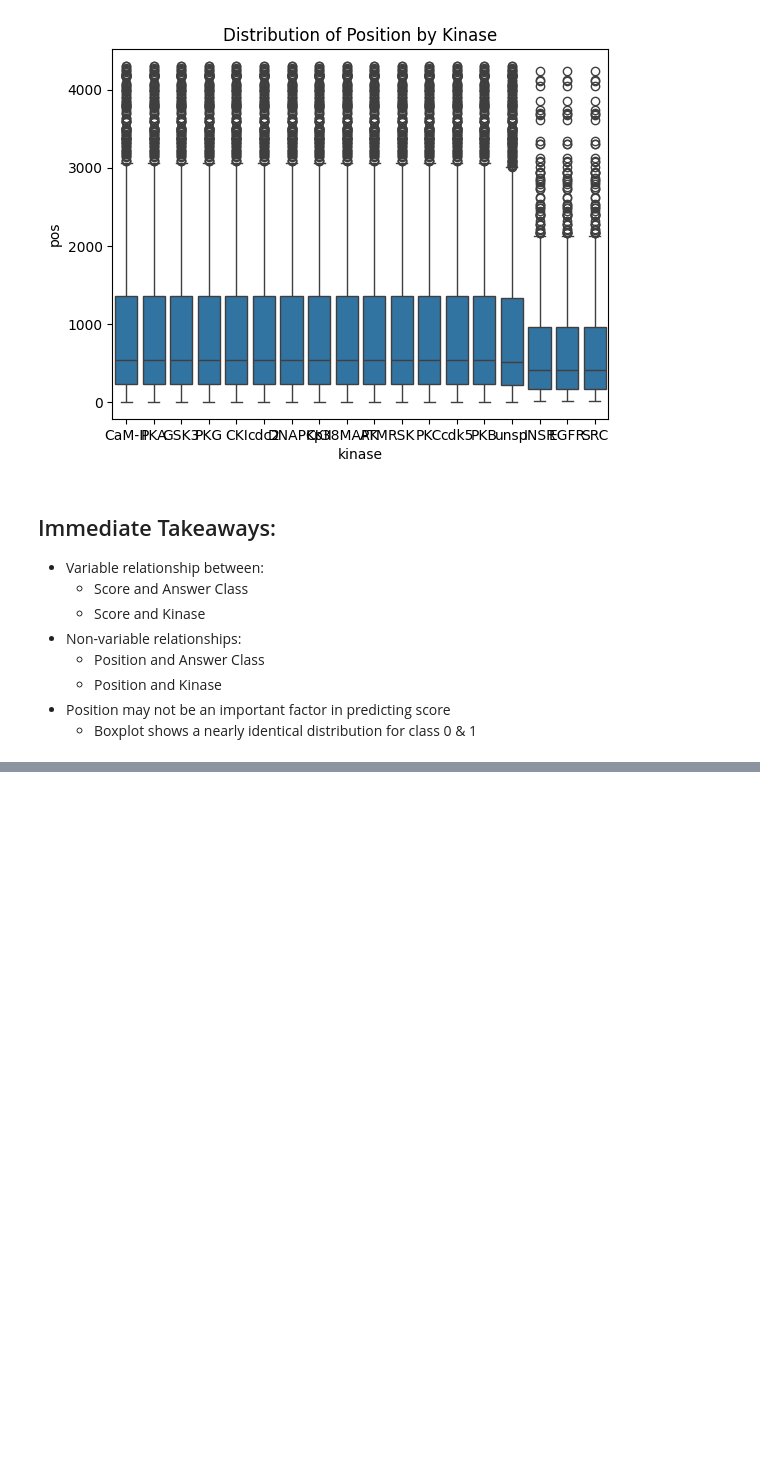
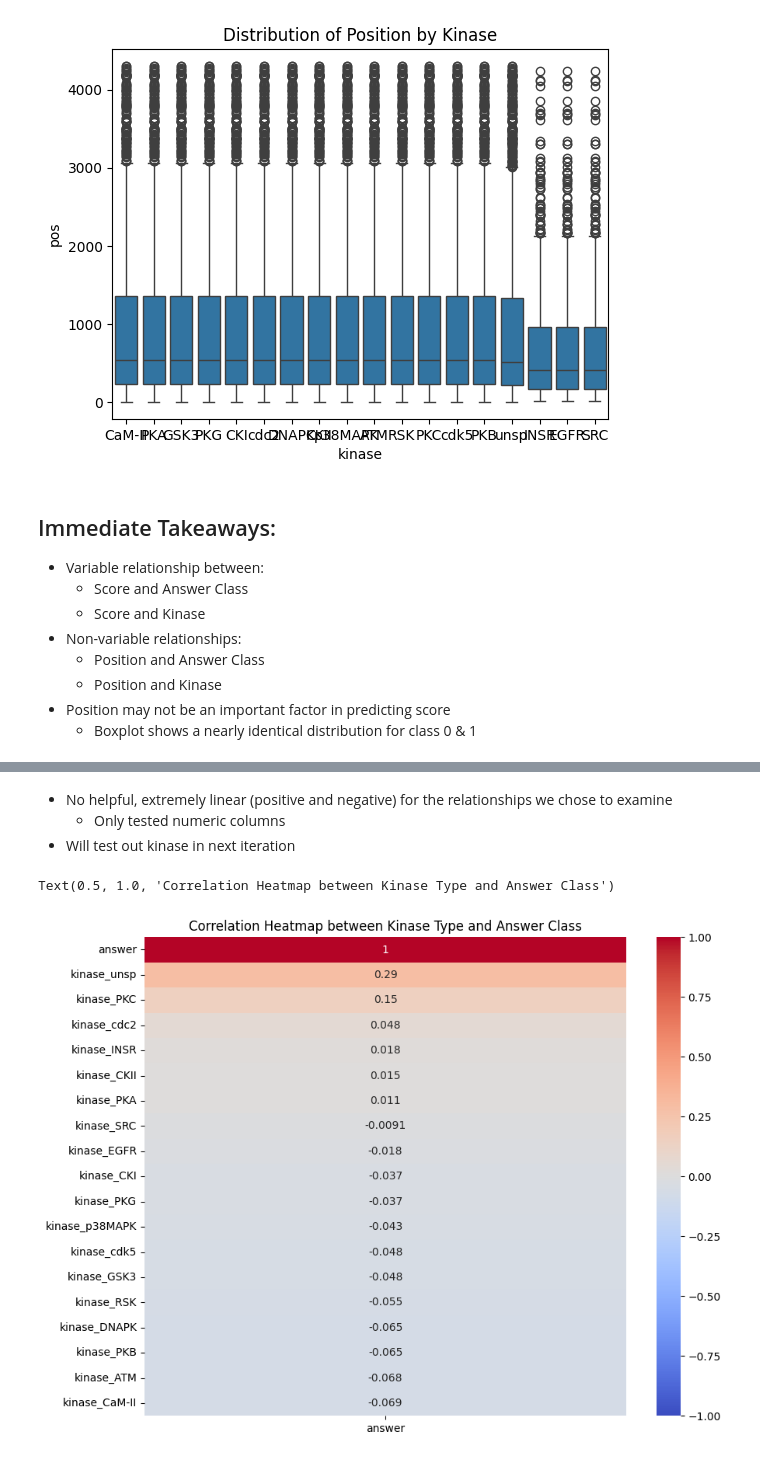
Before and after one commit to Ethan964/codon_pair_usage, a Jupyter notebook: exploratory_analysis.ipynb, the cells around one changed output, grey strips where cells are left out. Cells and saved outputs as stored; diff of their text form; code cells hidden in the pictures; blank space fills up the shorter version.

```diff
--- a/exploratory_analysis.ipynb
+++ b/exploratory_analysis.ipynb
@@ -178,0 +227,18 @@ plt.show()
+# %% [markdown]
++ No helpful, extremely linear (positive and negative) for the relationships we chose to examine
+    + Only tested numeric columns
++ Will test out kinase in next iteration
+# %%
+
+df_encoded = pd.get_dummies(df_feather, columns=['kinase'], prefix= 'kinase', drop_first=False)
+kinase_cols = [col for col in df_encoded.columns if col.startswith('kinase_')]
+kinase_df = df_encoded[kinase_cols + ['answer']]
+
+corr_matrix = kinase_df.corr()
+plt.figure(figsize=(10, 8))
+sns.heatmap(corr_matrix[['answer']].sort_values(by='answer', ascending=False),
+            annot = True, cmap = 'coolwarm', vmin = -1, vmax = 1, cbar = True)
+plt.title('Correlation Heatmap between Kinase Type and Answer Class')
+# %% [output]
+Text(0.5, 1.0, 'Correlation Heatmap between Kinase Type and Answer Class')
+[figure, added]
```
Also changed, not shown: parts of 29 cells of this notebook.
